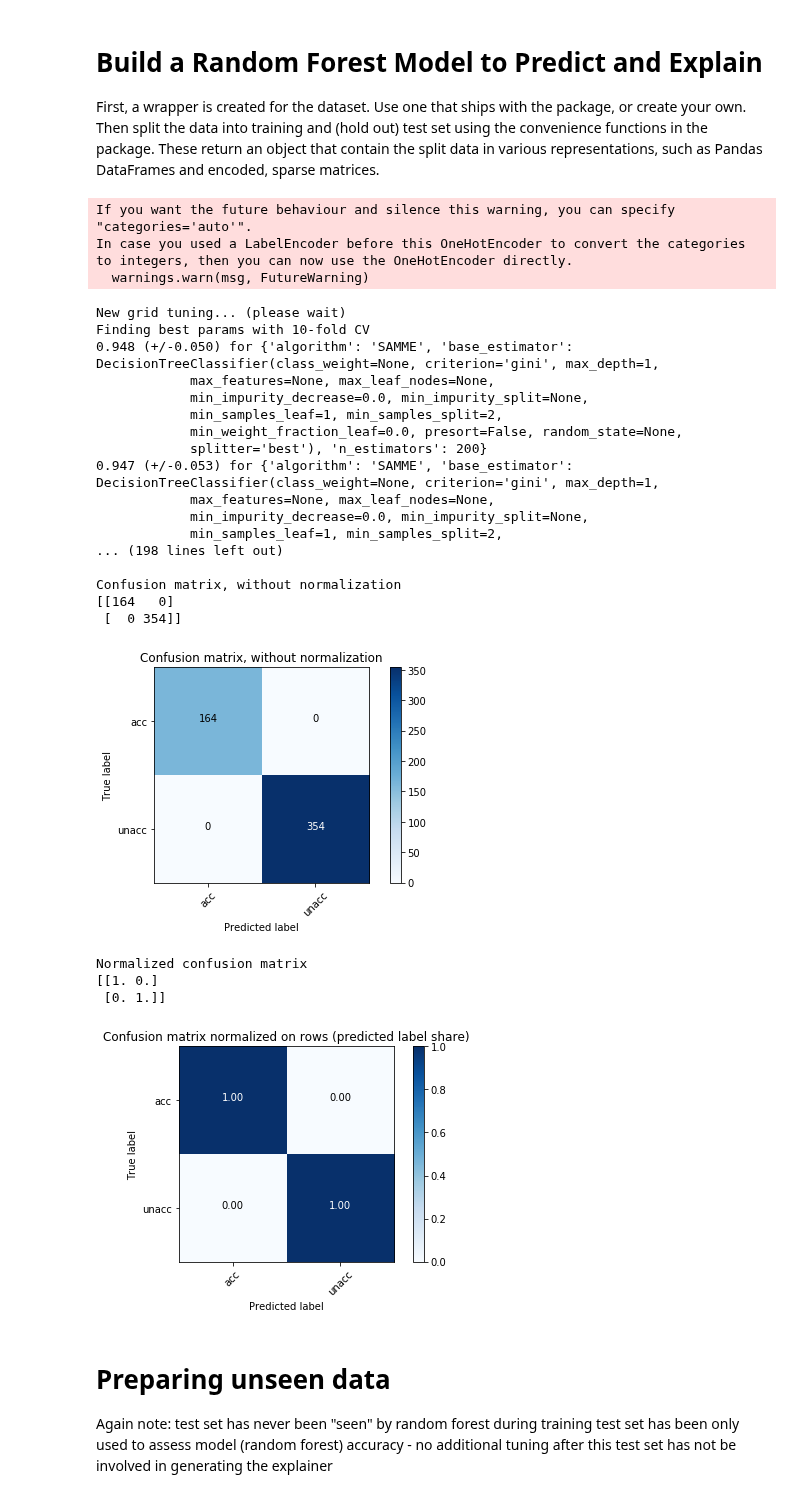
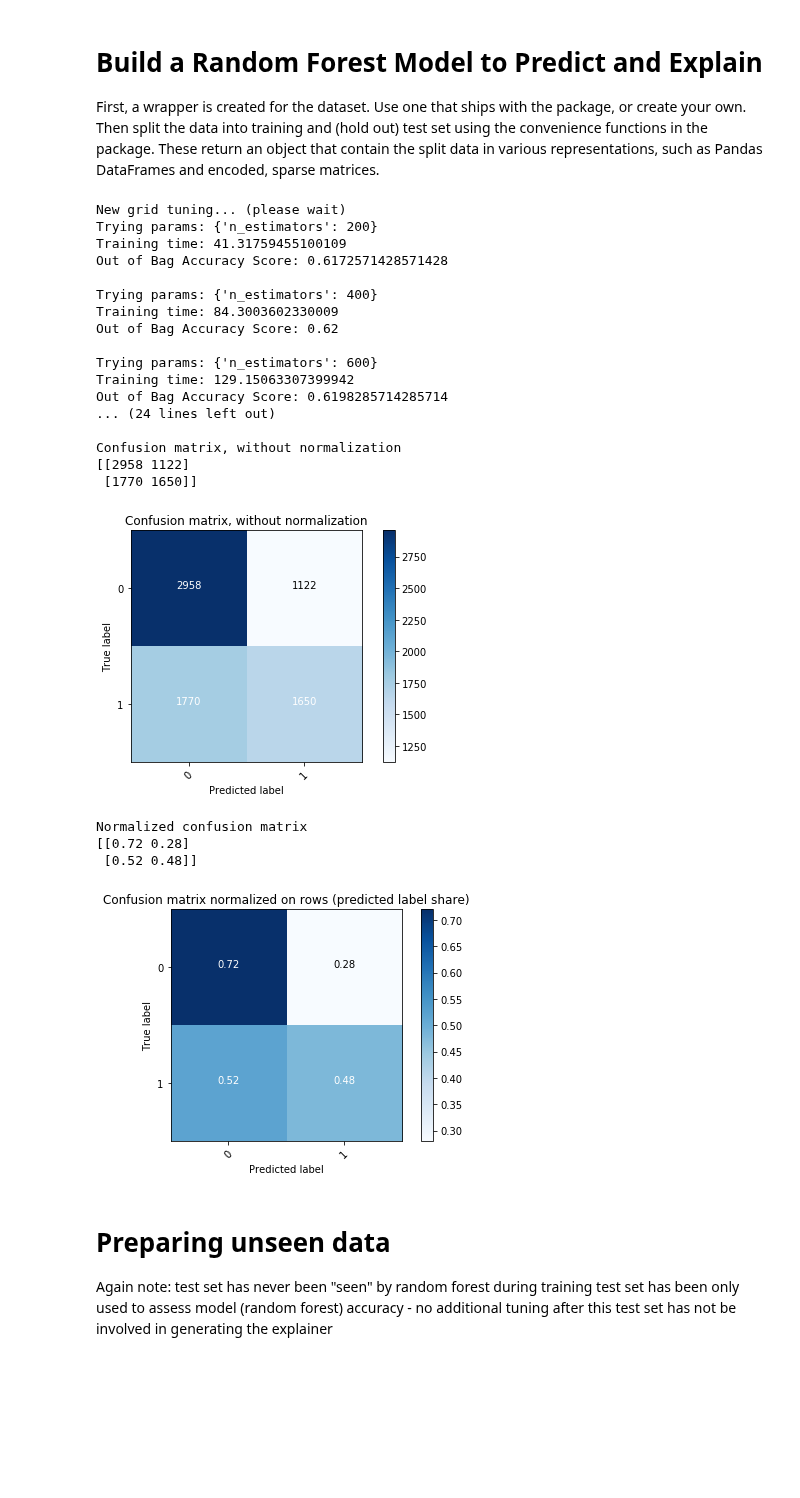
Before and after one commit to julianhatwell/explain_te, a Jupyter notebook: CHIRPS Examples.ipynb, the cells around one changed output. Saved outputs shown, nothing was run; the diff lists cells and outputs as text; code cells hidden in the pictures; blank space fills up the shorter version.

```diff
--- a/CHIRPS Examples.ipynb
+++ b/CHIRPS Examples.ipynb
@@ -52,7 +52,7 @@ Then split the data into training and (hold out) test set using the convenience
 # project_dir will default to directory name CHIRPS in the working directory if not given
 # random_state will default to 123
 #mydata = dsp.usoc2(random_state=random_state_splits, project_dir=project_dir)
-mydata = ds.car(random_state=random_state_splits, project_dir=project_dir)
+mydata = ds.readmit(random_state=random_state_splits, project_dir=project_dir)
 
 meta_data = mydata.get_meta()
 save_path = meta_data['get_save_path']()
@@ -78,63 +78,60 @@ train_index, test_index = mydata.get_tt_split_idx(random_state=random_state_spli
 tt = mydata.tt_split(train_index, test_index)
 
 # build model, tuned for high accuracy
-# model = 'RandomForest'
-model = 'AdaBoost1'
+model = 'RandomForest'
+# model = 'AdaBoost1'
 # model = 'AdaBoost2'
 # model = 'GBM'
 
 # decide if to run the whole tuning routine again (long for Adaboost)
 # RF routine has a default tuning grid, so can leave as None, or come up with some other options
 tuning = {'grid' : None, 'override' : False}
 if model == 'RandomForest':
     tuning.update({'grid' : None}) # defaults to n_trees [200, 400, ..., 1600]
 
 elif model in ('AdaBoost1', 'AdaBoost2'):
     if model == 'AdaBoost1':
         # classic (and multi-class) AdaBoost
         algo = 'SAMME'
     else:
         algo = 'SAMME.R'
     max_depth = [i for i in range(1, 5)]
     tuning.update({'grid' : {'base_estimator' : [rt.DecisionTreeClassifier(max_depth=d) for d in max_depth],
                             'n_estimators': [(i + 1) * 200 for i in range(8)], 'algorithm': [algo]}})
 
 else: # GBM - not fully implemented yet
     stop # ValueError
 
 rf = rt.forest_prep(ds_container=tt,
                     meta_data=meta_data,
                     # override_tuning=True,
                     model=model,
                     tuning_grid=tuning['grid'],
                     save_path=save_path,
                     plot_cm=True, plot_cm_norm=True)
 # %% [output]
-If you want the future behaviour and silence this warning, you can specify "categories='auto'".
-In case you used a LabelEncoder before this OneHotEncoder to convert the categories to integers, then you can now use the OneHotEncoder directly.
-  warnings.warn(msg, FutureWarning)
+New grid tuning... (please wait)
+Trying params: {'n_estimators': 200}
+Training time: 41.31759455100109
+Out of Bag Accuracy Score: 0.6172571428571428
+
+Trying params: {'n_estimators': 400}
+Training time: 84.3003602330009
+Out of Bag Accuracy Score: 0.62
+
+Trying params: {'n_estimators': 600}
+Training time: 129.15063307399942
+Out of Bag Accuracy Score: 0.6198285714285714
+... (24 lines left out)
+
+Confusion matrix, without normalization
+[[2958 1122]
+ [1770 1650]]
+[figure, new version]
-New grid tuning... (please wait)
-Finding best params with 10-fold CV
-0.948 (+/-0.050) for {'algorithm': 'SAMME', 'base_estimator': DecisionTreeClassifier(class_weight=None, criterion='gini', max_depth=1,
-            max_features=None, max_leaf_nodes=None,
-            min_impurity_decrease=0.0, min_impurity_split=None,
-            min_samples_leaf=1, min_samples_split=2,
-            min_weight_fraction_leaf=0.0, presort=False, random_state=None,
-            splitter='best'), 'n_estimators': 200}
-0.947 (+/-0.053) for {'algorithm': 'SAMME', 'base_estimator': DecisionTreeClassifier(class_weight=None, criterion='gini', max_depth=1,
-            max_features=None, max_leaf_nodes=None,
-            min_impurity_decrease=0.0, min_impurity_split=None,
-            min_samples_leaf=1, min_samples_split=2,
-... (198 lines left out)
-
-Confusion matrix, without normalization
-[[164   0]
- [  0 354]]
+Normalized confusion matrix
+[[0.72 0.28]
+ [0.52 0.48]]
-[figure, old version]
-Normalized confusion matrix
-[[1. 0.]
- [0. 1.]]
-[figure, old version]
+[figure, new version]
 # %% [markdown]
 # Preparing unseen data
 
```
Also changed, not shown: parts of 2 cells of this notebook, 4 other files.
